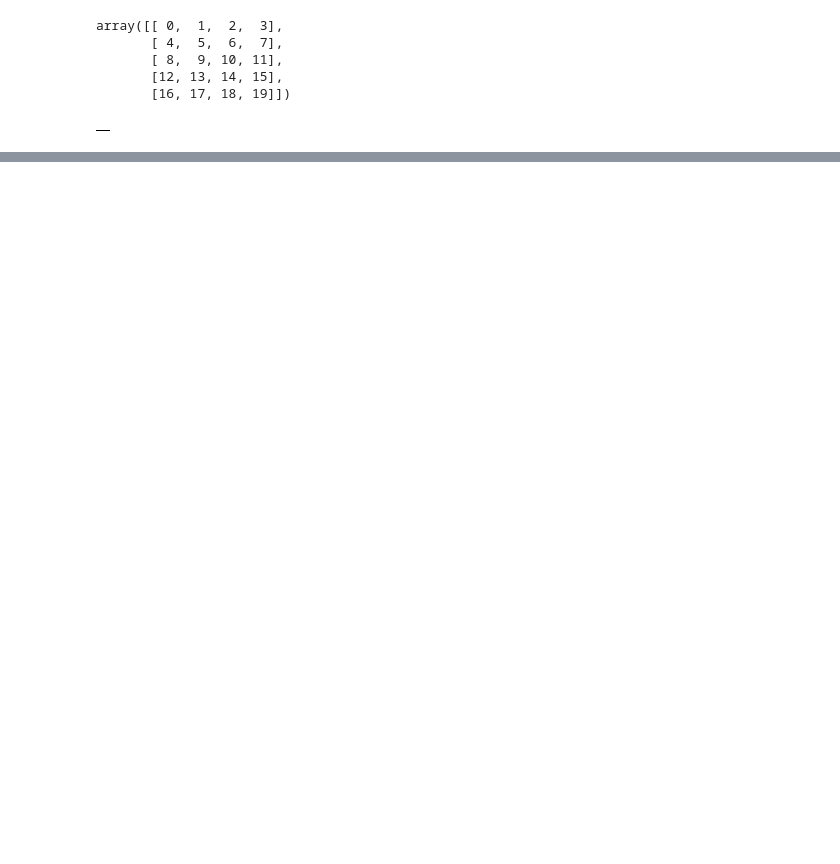
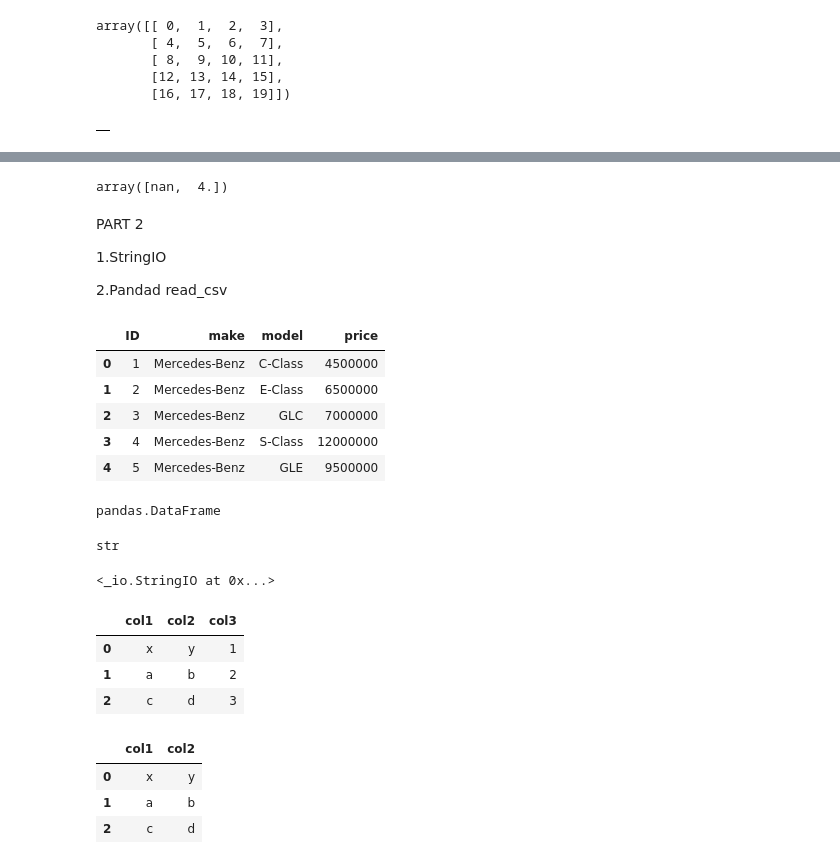
Before and after one commit to akashkeote/Python_In_Class, a Jupyter notebook: Python/PandaS/PANDAS.ipynb, the cells around one changed output, grey strips where cells are left out. Drawn from its saved outputs; the diff is of its cells as text; code cells hidden in the pictures; blank space fills up the shorter version.

```diff
--- a/Python/PandaS/PANDAS.ipynb
+++ b/Python/PandaS/PANDAS.ipynb
@@ -34,0 +212,28 @@ pd.DataFrame(data=np.arange(0,20).reshape(5,4),index=["Row1","Row2","Row4","Row5
+# %%
+df['Column2'].unique()
+# %% [output]
+array([nan,  4.])
+# %% [markdown]
+PART 2
+
+1.StringIO
+
+2.Pandad read_csv
+# %%
+
+from io import StringIO
+df=pd.read_csv('mercedesbenz.csv')
+df.head()
+# %% [output]
+|  | ID | make | model | price |
+| 0 | 1 | Mercedes-Benz | C-Class | 4500000 |
+| 1 | 2 | Mercedes-Benz | E-Class | 6500000 |
+| 2 | 3 | Mercedes-Benz | GLC | 7000000 |
+| 3 | 4 | Mercedes-Benz | S-Class | 12000000 |
+| 4 | 5 | Mercedes-Benz | GLE | 9500000 |
+# %%
+#in memory file format or normal file bhi bhej sakte hai ham
+#e separator file
+type(df)
+# %% [output]
+pandas.DataFrame
@@ -34,0 +246,9 @@ pd.DataFrame(data=np.arange(0,20).reshape(5,4),index=["Row1","Row2","Row4","Row5
+# %%
+type(data)
+# %% [output]
+str
+# %%
+#string to inmemory file format
+StringIO(data)
+# %% [output]
+<_io.StringIO at 0x...>
@@ -34,0 +257,15 @@ pd.DataFrame(data=np.arange(0,20).reshape(5,4),index=["Row1","Row2","Row4","Row5
+# %%
+type(d) #dataframe
+d
+# %% [output]
+|  | col1 | col2 | col3 |
+| 0 | x | y | 1 |
+| 1 | a | b | 2 |
+| 2 | c | d | 3 |
+# %%
+pd.read_csv(StringIO(data),usecols=['col1','col2'])
+# %% [output]
+|  | col1 | col2 |
+| 0 | x | y |
+| 1 | a | b |
+| 2 | c | d |
```
Also changed, not shown: parts of 36 cells of this notebook, 26 other files.
